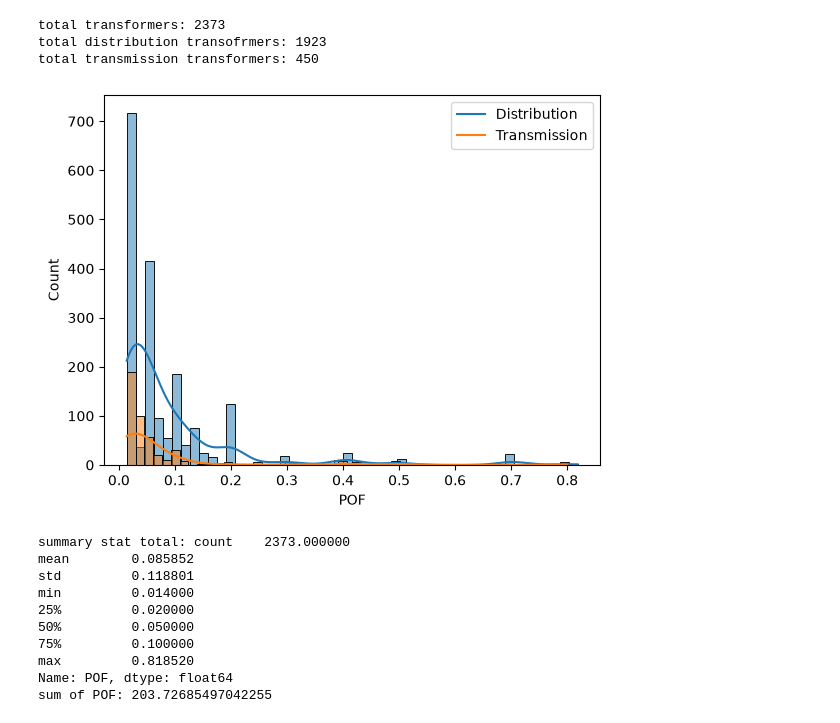
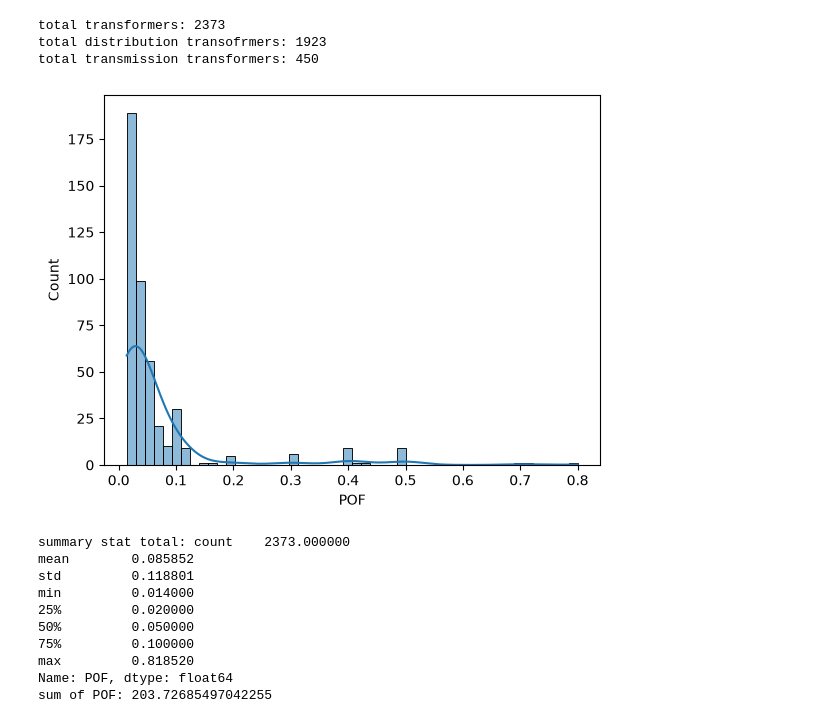
Before and after one commit to faridha96/txfr_brkr_failures, a Jupyter notebook: summary_stat.ipynb, the cells around one changed output. Drawn from its saved outputs; the diff is of its cells as text; code cells hidden in the pictures.

```diff
--- a/summary_stat.ipynb
+++ b/summary_stat.ipynb
@@ -21,13 +21,13 @@ def rename_columns(df, old_cols, new_cols):
 file_loc = r"TXFR-T_REPLACEMENT LIST_01_12_26.xlsm"
 df = pd.read_excel(file_loc, sheet_name = "Mar 2026 Repl Ranking by Phase", index_col=None, na_values=['NA'], skiprows=0)
 
-sel_cols = ['SAP Equipment ID', 'Sub Name', 'Highest Cumulative POF ',
+sel_cols = ['SAP Equipment ID', 'Sub Name', 'Single or Three Phase', 'Highest Cumulative POF ',
             'Reliability Risk Matrix (PoF,CoF)']
 
 df_t_txfr = df[sel_cols]
 
-df_t_txfr=rename_columns(df_t_txfr, ['SAP Equipment ID', 'Sub Name', 'Highest Cumulative POF '],
-                                ['Equipment', 'Substation Name', 'POF'])
+df_t_txfr=rename_columns(df_t_txfr, ['SAP Equipment ID', 'Sub Name','Single or Three Phase' , 'Highest Cumulative POF '],
+                                ['Equipment', 'Substation Name', '1_3', 'POF'])
 
 df_t_txfr['line'] = 'T'
 
@@ -53,6 +53,8 @@ asset_files = asset_files[~((asset_files['Equipment'].isin([41158251,
 44918680,
 45247388,
 45274594])) & (asset_files['line']=='T'))]
+asset_files = asset_files.dropna(subset=['Equipment'])
+asset_files['Equipment'] = asset_files['Equipment'].astype(int)
 # %%
 print(f"total transformers: {len(asset_files)}\n\
 total distribution transofrmers: {len(asset_files[asset_files['line']=='D'])}\n\
@@ -63,12 +65,12 @@ total transformers: 2373
 total distribution transofrmers: 1923
 total transmission transformers: 450
 # %%
-sns.histplot(data=asset_files[asset_files['line']=='D'], x='POF', bins=50, kde=True)
+#sns.histplot(data=asset_files[asset_files['line']=='D'], x='POF', bins=50, kde=True)
 sns.histplot(data=asset_files[asset_files['line']=='T'], x='POF', bins=50, kde=True)
-plt.legend(['Distribution', 'Transmission'])
+#plt.legend(['Distribution', 'Transmission'])
 plt.show()
 # %% [output]
-[figure, old version]
+[figure, new version]
 # %%
 print(f"summary stat total: {asset_files.POF.describe()}\n\
 sum of POF: {asset_files.POF.sum()}")
```
Also changed, not shown: parts of 2 cells of this notebook, 11 other files.
